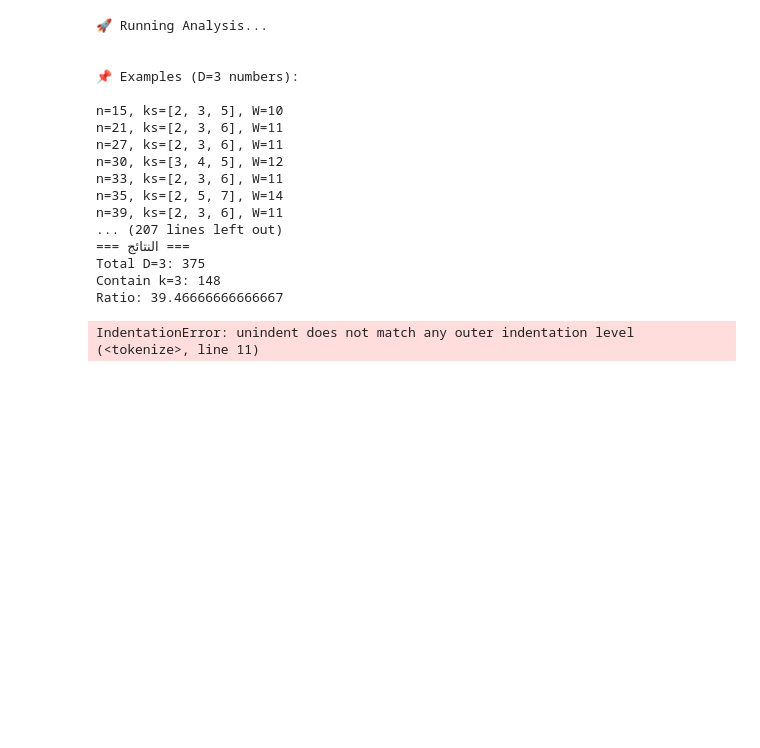
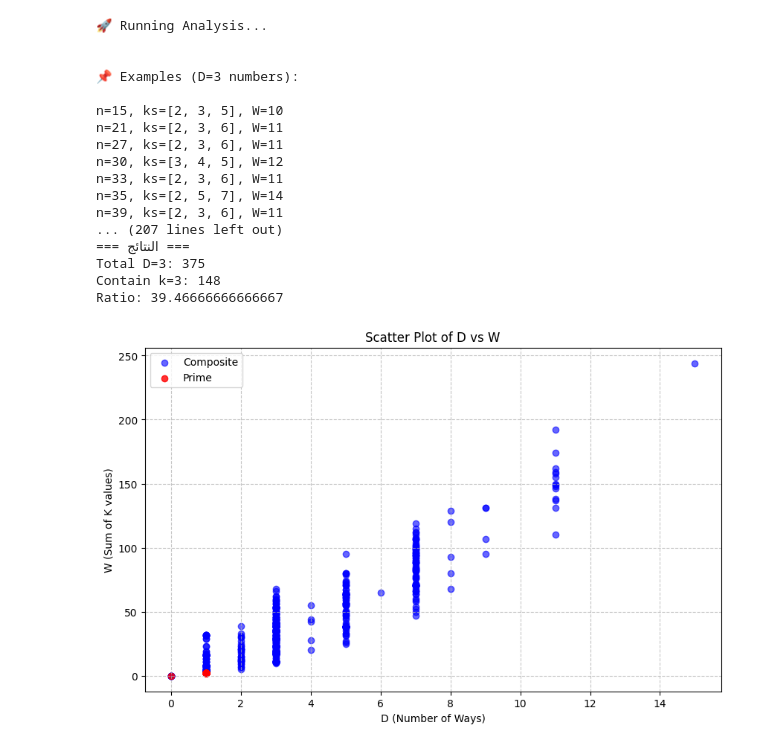
Before and after one commit to rawya172-cyber/CUPF, a Jupyter notebook: Rawia_New_Version_P.ipynb, the cells around one changed output. Saved outputs shown, nothing was run; the diff lists cells and outputs as text; code cells hidden in the pictures; blank space fills up the shorter version.

```diff
--- a/Rawia_New_Version_P.ipynb
+++ b/Rawia_New_Version_P.ipynb
@@ -318,19 +318,45 @@ n=39, ks=[2, 3, 6], W=11
 Total D=3: 375
 Contain k=3: 148
 Ratio: 39.46666666666667
-# %%
-for r in results:
-        if r['D'] == 3:
-            total += 1
-
-            if 2 not in r['ks']:
-                print("❌ خطأ خطير:", r)
-
-            if 3 in r['ks']:
-                with_3 += 1
-
-    print("\nTotal D=3:", total)
-    print("Contain k=3:", with_3)
-    print("Ratio:", with_3/total*100)
-# %% [output]
-IndentationError: unindent does not match any outer indentation level (<tokenize>, line 11)
+# %%
+import matplotlib.pyplot as plt
+
+def extract_for_plot(results):
+    prime_D = []
+    prime_W = []
+
+    comp_D = []
+    comp_W = []
+
+    for r in results:
+        if r["prime"]:
+            prime_D.append(r["D"])
+            prime_W.append(r["W"])
+        else:
+            comp_D.append(r["D"])
+            comp_W.append(r["W"])
+
+    return prime_D, prime_W, comp_D, comp_W
+
+def plot_signature(results):
+    prime_D, prime_W, comp_D, comp_W = extract_for_plot(results)
+
+    plt.figure(figsize=(10, 6))
+
+    # Plot composite numbers
+    plt.scatter(comp_D, comp_W, color='blue', label='Composite', alpha=0.6)
+
+    # Plot prime numbers
+    plt.scatter(prime_D, prime_W, color='red', label='Prime', alpha=0.8)
+
+    plt.xlabel("D (Number of Ways)")
+    plt.ylabel("W (Sum of K values)")
+    plt.title("Scatter Plot of D vs W")
+    plt.legend()
+    plt.grid(True, linestyle='--', alpha=0.7)
+    plt.show()
+
+# Call the plotting function with the results
+plot_signature(results)
+# %% [output]
+[figure, added]
```
